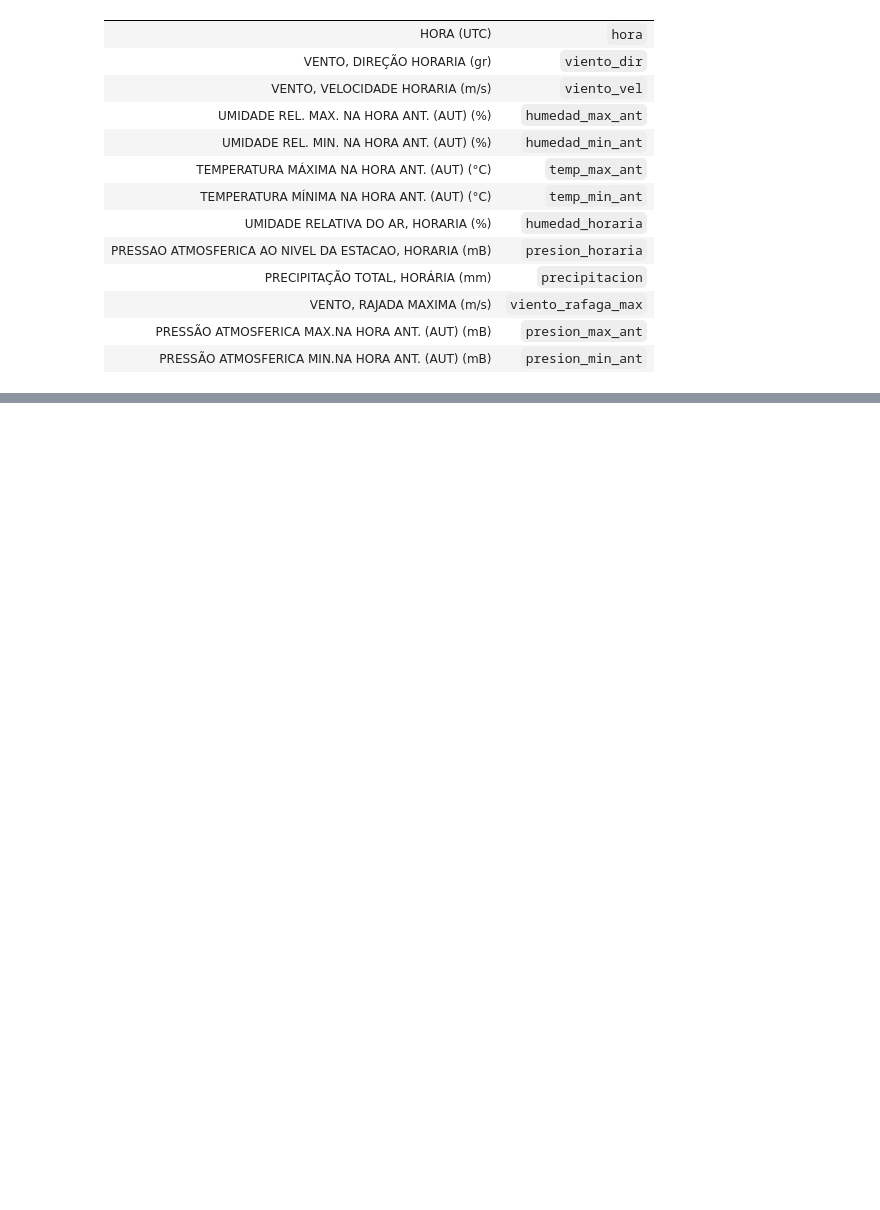
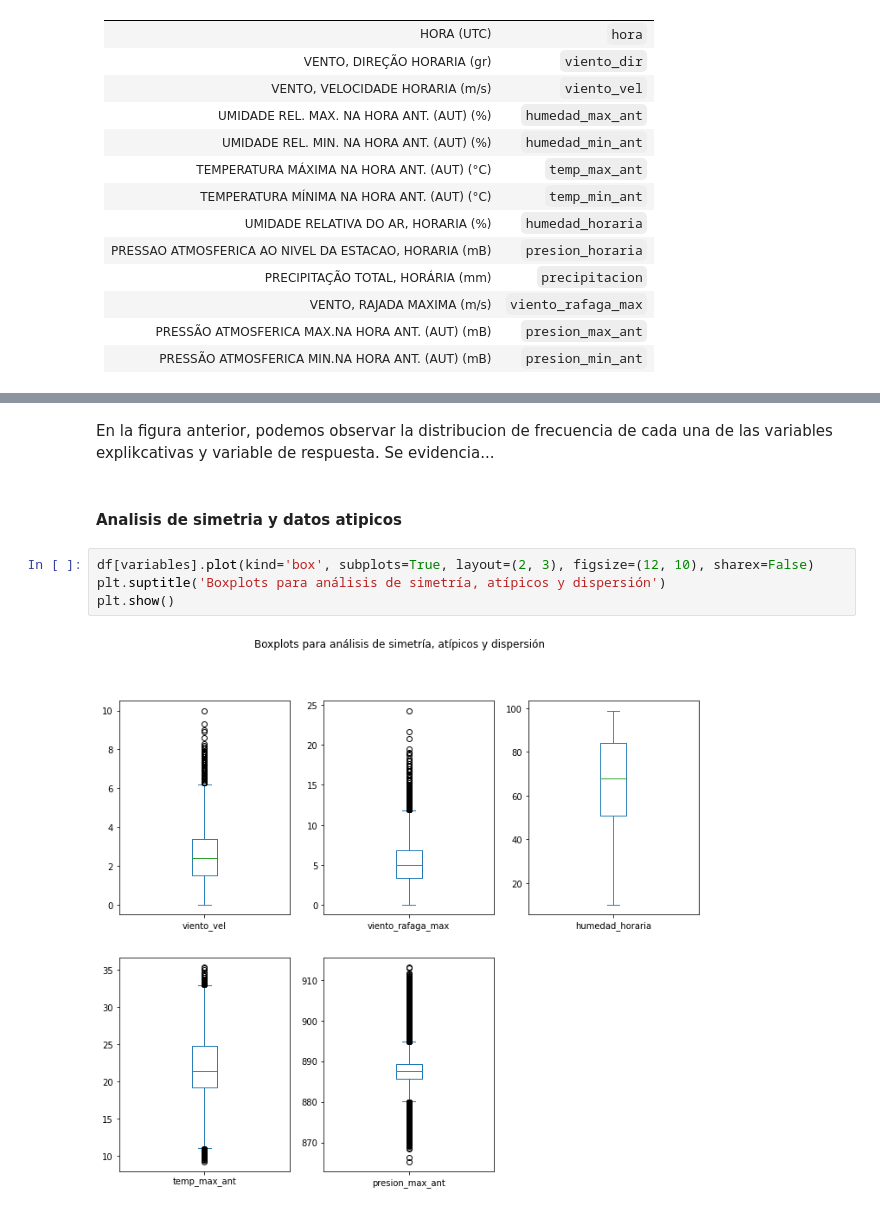
Before and after one commit to Iaibanez/Parcial1ML, a Jupyter notebook: _sources/Ejercicio1.ipynb, the cells around one changed output, grey strips where cells are left out. Cells and saved outputs as stored; diff of their text form; blank space fills up the shorter version.

```diff
--- a/_sources/Ejercicio1.ipynb
+++ b/_sources/Ejercicio1.ipynb
@@ -92,0 +196,10 @@ Name: viento_dir, dtype: float64
+# %% [markdown]
+En la figura anterior, podemos observar la distribucion de frecuencia de cada una de las variables explikcativas y variable de respuesta. Se evidencia...
+# %% [markdown]
+#### Analisis de simetria y datos atipicos
+# %%
+df[variables].plot(kind='box', subplots=True, layout=(2, 3), figsize=(12, 10), sharex=False)
+plt.suptitle('Boxplots para análisis de simetría, atípicos y dispersión')
+plt.show()
+# %% [output]
+[figure, added]
```
Also changed, not shown: parts of 23 cells of this notebook, 13 other files.
